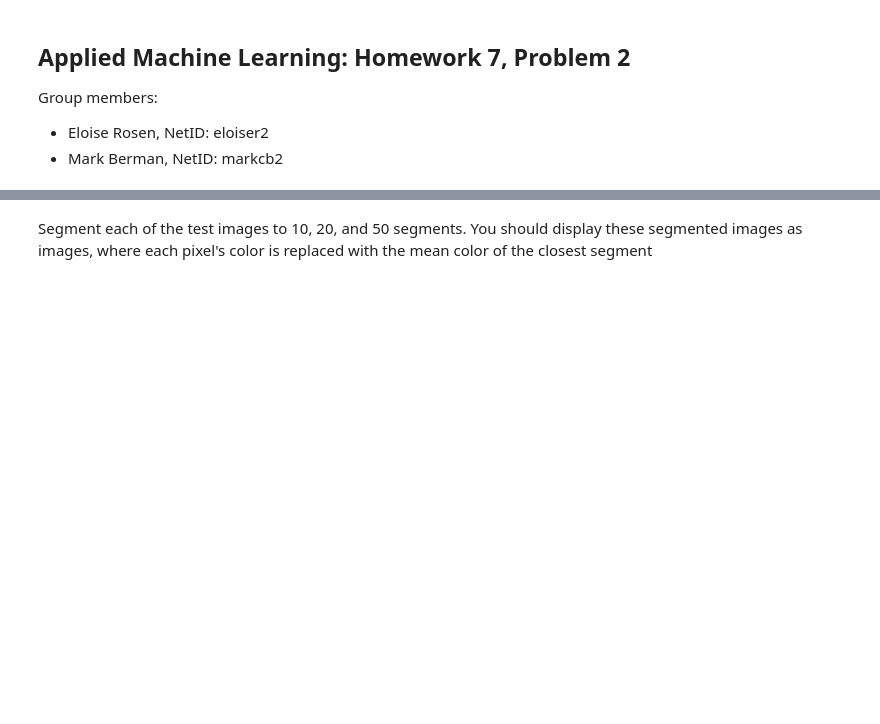
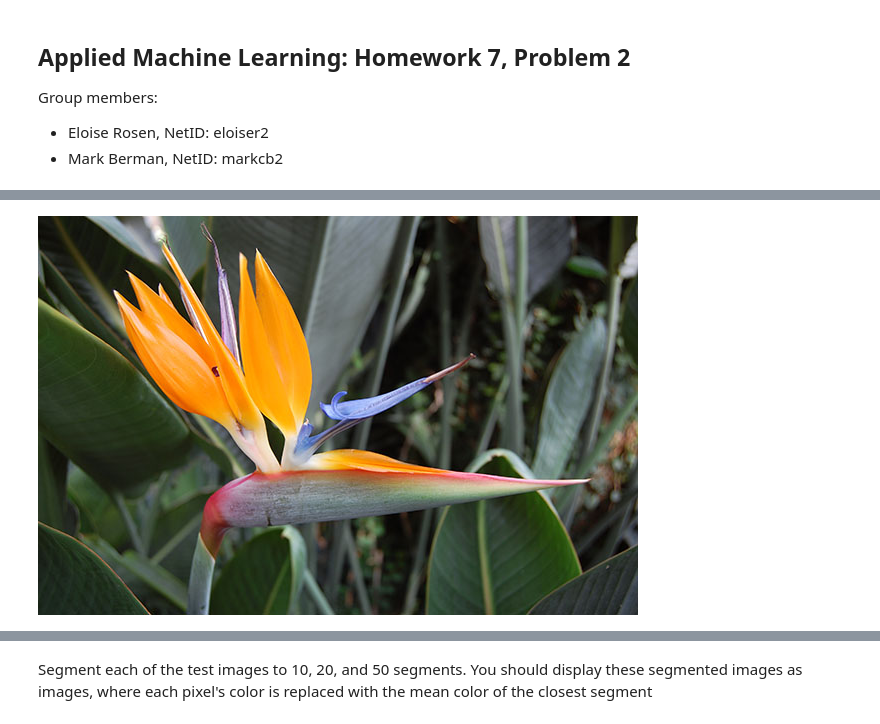
Before and after one commit to EloiseRosen/HW7, a Jupyter notebook: hw7_problem2.ipynb, the cells around one changed output, grey strips where cells are left out. Drawn from its saved outputs; the diff is of its cells as text; code cells hidden in the pictures; blank space fills up the shorter version.

```diff
--- a/hw7_problem2.ipynb
+++ b/hw7_problem2.ipynb
@@ -8,0 +23,4 @@ import numpy as np
+# %%
+image_2
+# %% [output]
+[figure, added]
```
Also changed, not shown: parts of 27 cells of this notebook, 5 other files.
